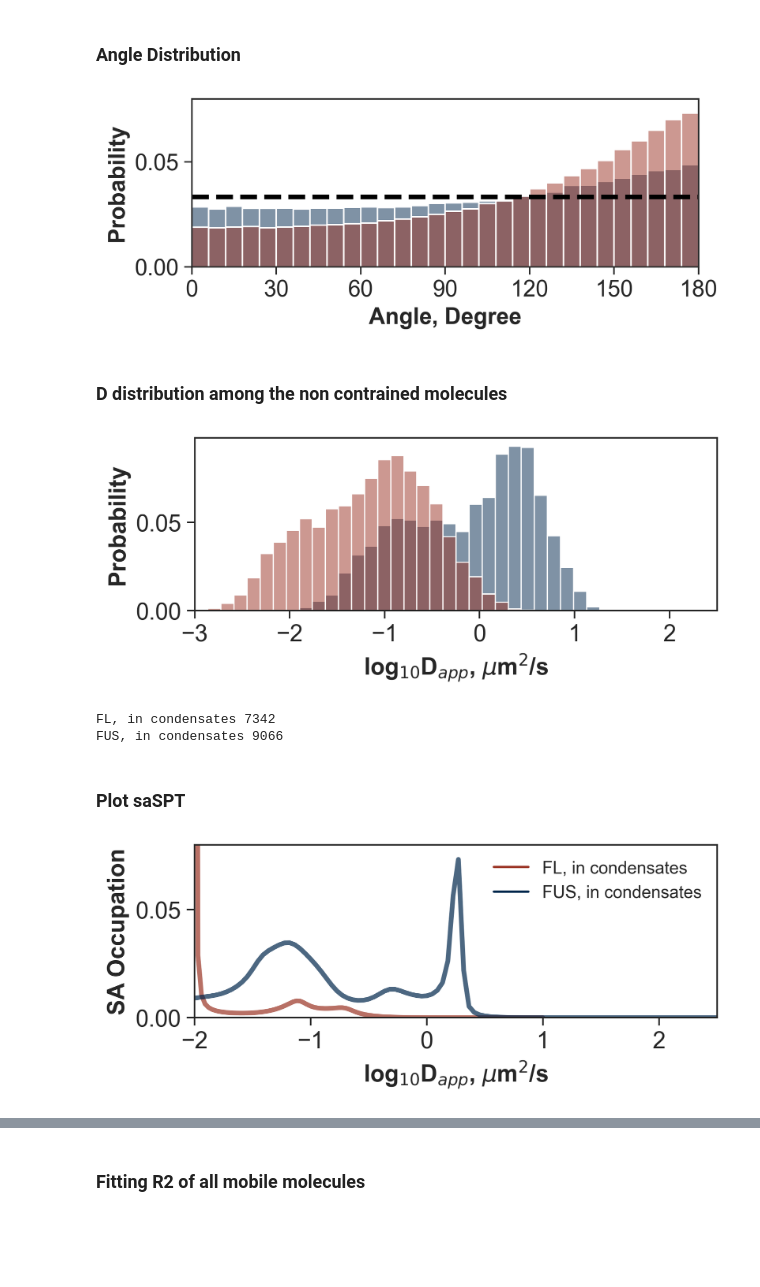
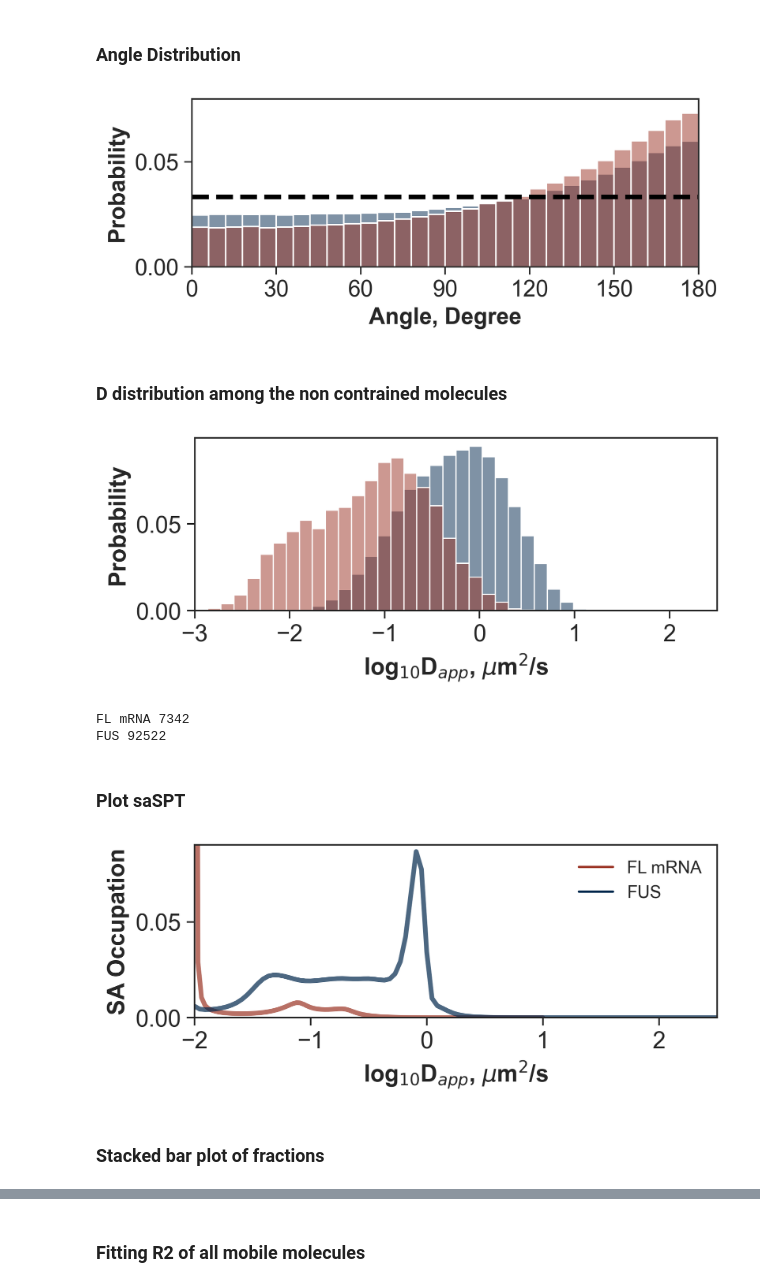
Before and after one commit to walterlab-um/intra_condensate_SPT, a Jupyter notebook: plot_paper_figure/Fig3_FL_vs_FUS488SPT_in_condensate.ipynb, the cells around one changed output, grey strips where cells are left out. Saved outputs shown, nothing was run; the diff lists cells and outputs as text; code cells hidden in the pictures; blank space fills up the shorter version.

```diff
--- a/plot_paper_figure/Fig3_FL_vs_FUS488SPT_in_condensate.ipynb
+++ b/plot_paper_figure/Fig3_FL_vs_FUS488SPT_in_condensate.ipynb
@@ -12,8 +12,8 @@ sns.set(color_codes=True, style="white")
 pd.options.mode.chained_assignment = None  # default='warn'
 
 threshold_max_d_anytwo_nm = 200  # unit: um
-label_1 = "FL, in condensates"
-label_2 = "FUS, in condensates"
+label_1 = "FL mRNA"
+label_2 = "FUS"
 color_1 = "#9a3324"
 color_2 = "#00274c"
 palette = [color_1, color_2]
@@ -22,9 +22,9 @@ postfix = "FL_vs_FUS_in_condensate.png"
 
 folder_save = "/Volumes/lsa-nwalter/Guoming_Gao_turbo/Walterlab_server/PROCESSED_DATA/RNA-diffusion-in-FUS/RNAinFUS_PaperFigures/Fig3_D to organization_exclude hypothesis/FL_vs_FUS_in_condensate"
 fname_AIO_1 = "SPT_results_AIO_concat-0Dex_noTR_0hr.csv"
-fname_AIO_2 = "SPT_results_AIO_concat-FUS_SPT_11ms.csv"
+fname_AIO_2 = "SPT_results_AIO_concat-20ms_FUS488_incondensate_4Reps.csv"
 fname_saspt_1 = "saSPT-pooled-mobile-0Dex_noTR_0hr.csv"
-fname_saspt_2 = "saSPT-pooled-mobile-FUS_SPT_11ms.csv"
+fname_saspt_2 = "saSPT-pooled-mobile-20ms_FUS488_incondensate_4Reps.csv"
 # %% [markdown]
 ## Combine dataframes
 # %%
@@ -259,7 +259,7 @@ plt.gca().tick_params(axis="both", which="major", labelsize=15)
 plt.savefig("4.angle_histo_" + postfix, format="png", bbox_inches="tight")
 plt.show()
 # %% [output]
-[figure, old version]
+[figure, new version]
 # %% [markdown]
 ### D distribution among the non contrained molecules
 # %%
@@ -303,9 +303,9 @@ plt.show()
 print(label_1, data[data["label"] == label_1].shape[0])
 print(label_2, data[data["label"] == label_2].shape[0])
 # %% [output]
-[figure, old version]
+[figure, new version]
-FL, in condensates 7342
-FUS, in condensates 9066
+FL mRNA 7342
+FUS 92522
 # %% [markdown]
 ### Plot saSPT
 # %%
@@ -313,32 +313,34 @@ plt.figure(figsize=(6, 2), dpi=300)
 ax = sns.lineplot(
     data=df_saspt,
     x="log10D",
     y="Probability",
     hue="label",
     palette=palette,
     lw=3,
     alpha=0.7,
 )
 log10D = df_saspt["log10D"].to_numpy(dtype=float)
 
 sns.move_legend(ax, 1, title=None, frameon=False)
 plt.xlim(log10D.min(), log10D.max())
-plt.ylim(0, 0.08)
+plt.ylim(0, 0.09)
 plt.xlabel(r"log$_{10}$D$_{app}$, $\mu$m$^2$/s", weight="bold", fontsize=15)
 plt.ylabel("SA Occupation", weight="bold", fontsize=15)
 plt.gca().spines[:].set_linewidth(1)
 plt.gca().tick_params(
     axis="both",
     which="major",
     labelsize=15,
     direction="out",
     bottom=True,
     left=True,
     length=5,
     width=1,
 )
 plt.gca().tick_params(axis="both", which="major", labelsize=15)
 plt.savefig("6.saspt_histo_" + postfix, format="png", bbox_inches="tight")
 plt.show()
 # %% [output]
-[figure, old version]
+[figure, new version]
+# %% [markdown]
+### Stacked bar plot of fractions
```
Also changed, not shown: parts of 10 cells of this notebook, 1 other file.
